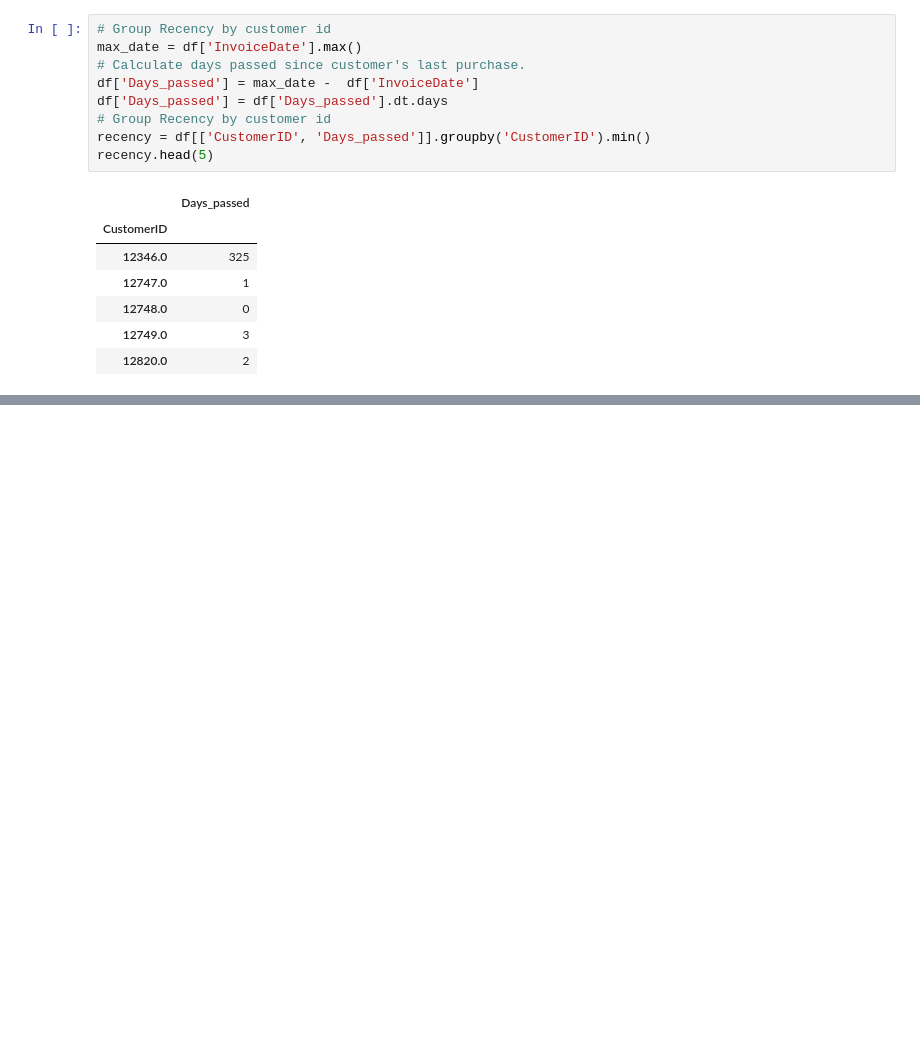
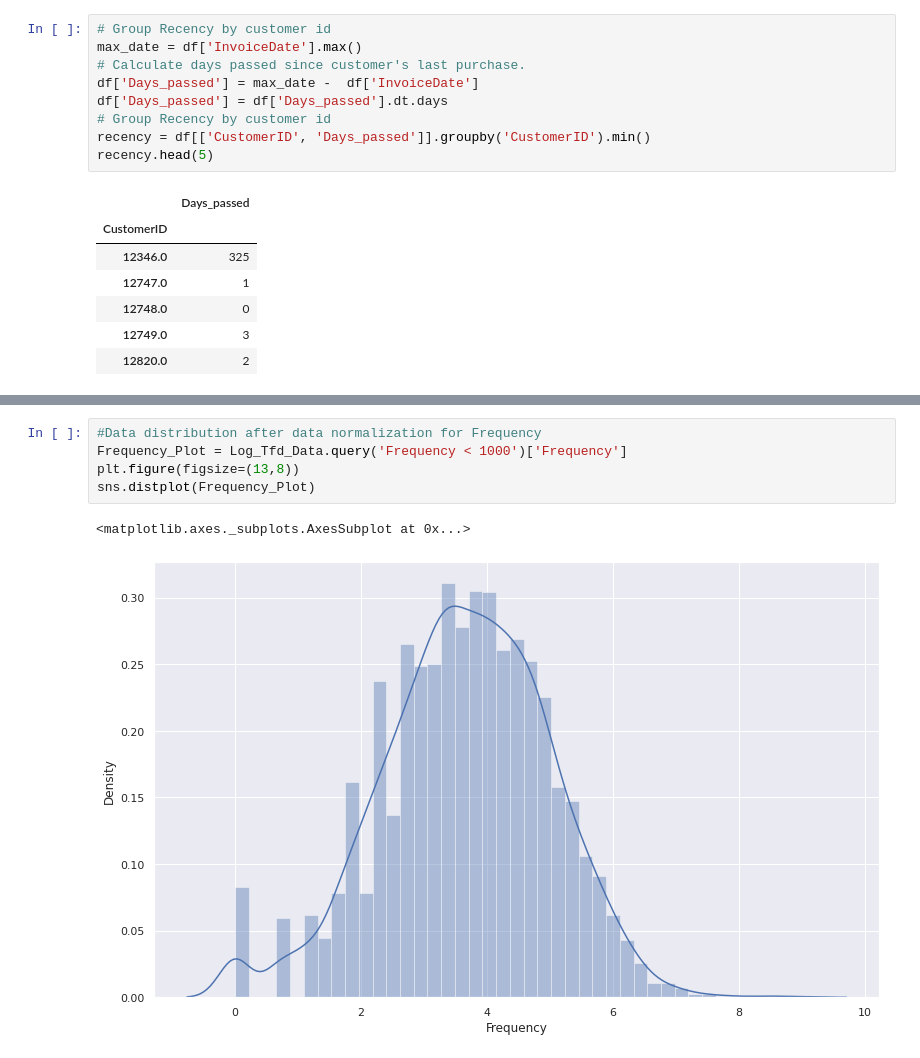
Before and after one commit to dsnnaveen/Online-Retail-Customer-Segementaion, a Jupyter notebook: Online_Retail_Customer_Segmentation_Capstone_Project.ipynb, the cells around one changed output, grey strips where cells are left out. Cells and saved outputs as stored; diff of their text form; blank space fills up the shorter version.

```diff
--- a/Online_Retail_Customer_Segmentation_Capstone_Project.ipynb
+++ b/Online_Retail_Customer_Segmentation_Capstone_Project.ipynb
@@ -439,0 +501,8 @@ recency.head(5)
+# %%
+#Data distribution after data normalization for Frequency
+Frequency_Plot = Log_Tfd_Data.query('Frequency < 1000')['Frequency']
+plt.figure(figsize=(13,8))
+sns.distplot(Frequency_Plot)
+# %% [output]
+<matplotlib.axes._subplots.AxesSubplot at 0x...>
+[figure, added]
```
Also changed, not shown: parts of 6 cells of this notebook.
